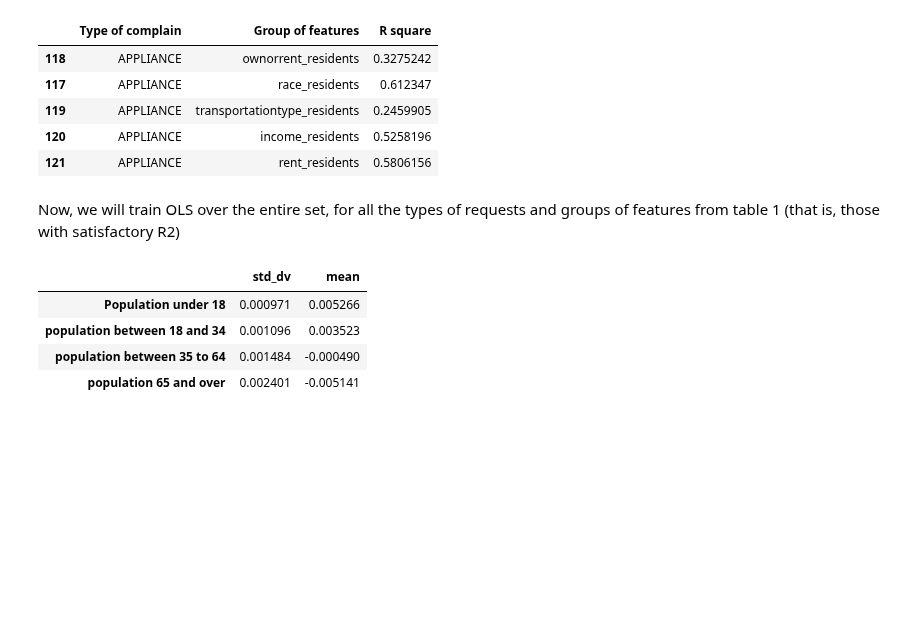
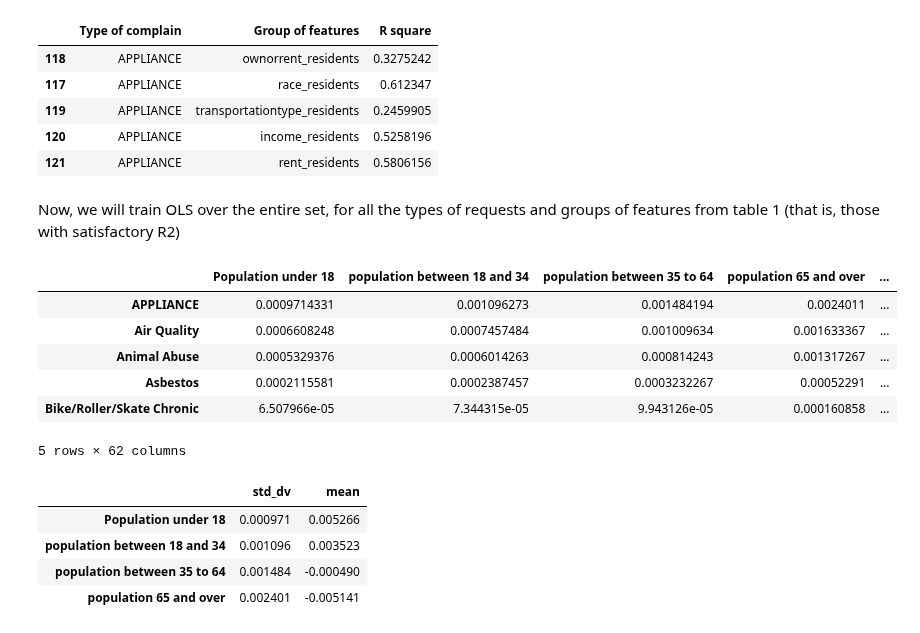
Before and after one commit to Naveed1842/Capstone, a Jupyter notebook: version_4/Step 1.ipynb, the cells around one changed output. Cells and saved outputs as stored; diff of their text form; code cells hidden in the pictures; blank space fills up the shorter version.

```diff
--- a/version_4/Step 1.ipynb
+++ b/version_4/Step 1.ipynb
@@ -274,6 +274,8 @@ table_1.head()
 # %% [markdown]
 Now, we will train OLS over the entire set, for all the types of requests and groups of features from table 1 (that is, those with satisfactory R2)
 # %%
+coefficients_complete_table=pd.DataFrame(index=np.unique(table_1['Type of complain']), columns=regressors)
+coefficients_std_complete_table=pd.DataFrame(index=np.unique(table_1['Type of complain']), columns=regressors)
 results_phase1={}
 for typeof in regresions_filtered.keys():
     results_phase1[typeof]={}
@@ -292,3 +294,16 @@ for typeof in regresions_filtered.keys():
         table.drop([0,1],inplace=True,axis=1)
         results_phase1[typeof][data_group]['coefficients']=table
         results_phase1[typeof][data_group]['Rsquared']=rsq
+        for feat in features:
+            coefficients_complete_table.loc[typeof,feat]=results_phase1[typeof][data_group]['coefficients'].loc[feat,'mean']
+            coefficients_std_complete_table.loc[typeof,feat]=results_phase1[typeof][data_group]['coefficients'].loc[feat,'std_dv']
+# %%
+coefficients_std_complete_table.head()
+# %% [output]
+|  | Population under 18 | population between 18 and 34 | population between 35 to 64 | population 65 and over | ... |
+| APPLIANCE | 0.0009714331 | 0.001096273 | 0.001484194 | 0.0024011 | ... |
+| Air Quality | 0.0006608248 | 0.0007457484 | 0.001009634 | 0.001633367 | ... |
+| Animal Abuse | 0.0005329376 | 0.0006014263 | 0.000814243 | 0.001317267 | ... |
+| Asbestos | 0.0002115581 | 0.0002387457 | 0.0003232267 | 0.00052291 | ... |
+| Bike/Roller/Skate Chronic | 6.507966e-05 | 7.344315e-05 | 9.943126e-05 | 0.000160858 | ... |
+5 rows × 62 columns
```
Also changed, not shown: parts of 1 cell of this notebook, 6 other files.
